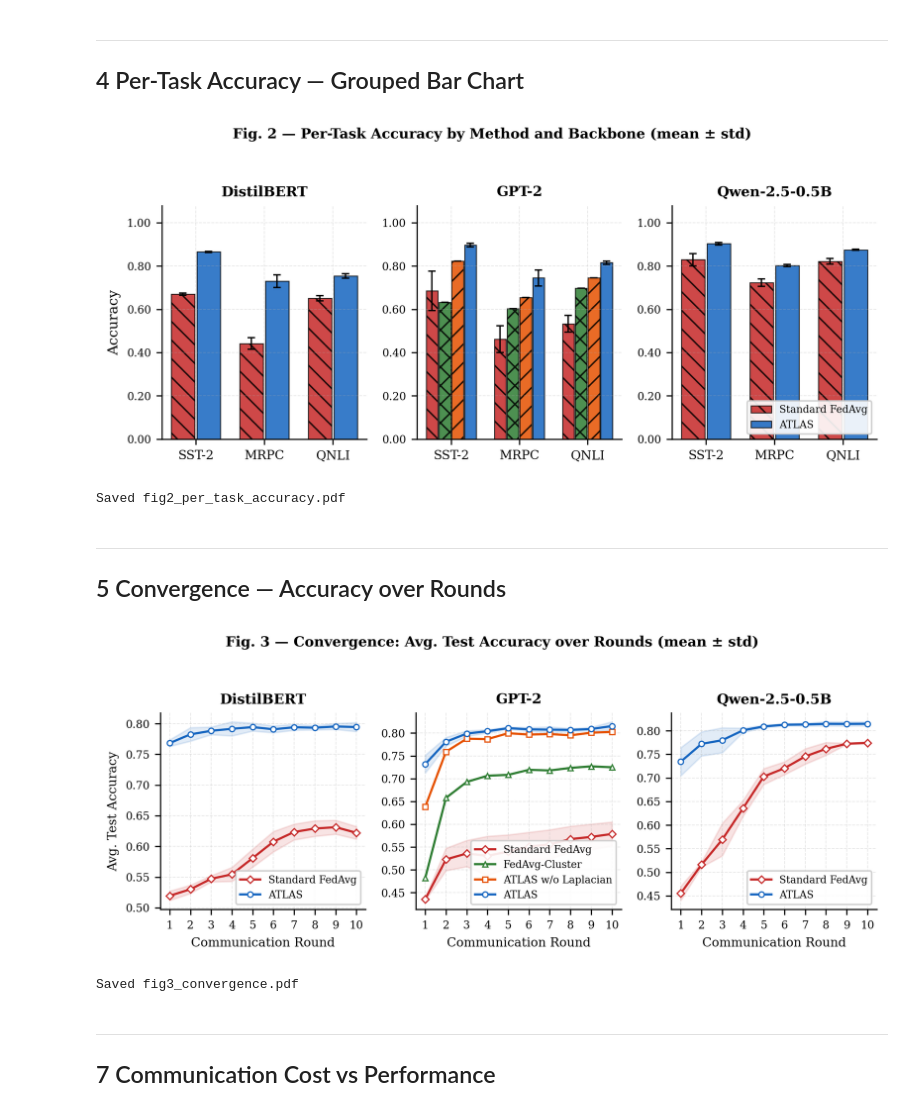
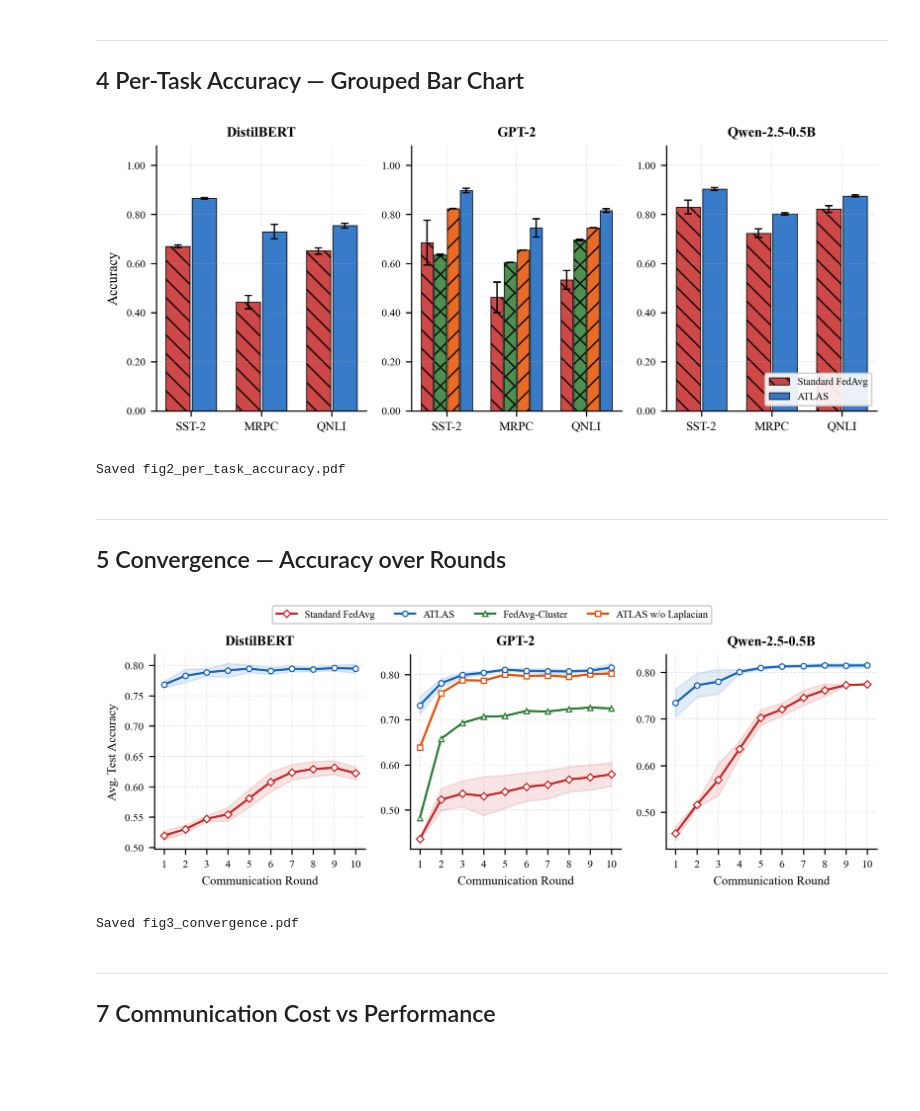
Before and after one commit to mahmoudmayaleh/ATLAS, a Jupyter notebook: atlas_results_analysis.ipynb, the cells around one changed output. Saved outputs shown, nothing was run; the diff lists cells and outputs as text; code cells hidden in the pictures; blank space fills up the shorter version.

```diff
--- a/atlas_results_analysis.ipynb
+++ b/atlas_results_analysis.ipynb
@@ -46,7 +46,8 @@ IEEE_RC = {
 }
 plt.rcParams.update(IEEE_RC)
 
-RESULTS_DIR = '/etudiants/siscol/m/mayale_m/ATLAS/results'
+# Resolve results dir relative to this notebook's working directory
+RESULTS_DIR = os.path.abspath(os.path.join(os.getcwd(), 'results'))
 
 # IEEE figure widths (inches)
 IEEE_2COL = 7.16    # double-column figure
@@ -100,5 +101,7 @@ CLUSTER_COLORS = {0: '#E53935', 1: '#43A047', 2: '#1E88E5'}
 CLUSTER_NAMES  = {0: 'Cluster 0\n(SST-2)', 1: 'Cluster 1\n(MRPC)', 2: 'Cluster 2\n(QNLI)'}
 DEVICE_MARKERS = {'cpu_2gb': 'o', 'tablet_4gb': 's', 'laptop_8gb': '^', 'gpu_16gb': 'D'}
 
-print('Libraries loaded ✓  |  IEEE style active ✓')
+print(f'Libraries loaded ✓  |  IEEE style active ✓')
+print(f'RESULTS_DIR = {RESULTS_DIR}')
+print(f'Results dir exists: {os.path.isdir(RESULTS_DIR)}')
 # %% [output]
@@ -154,6 +158,9 @@ def load_results(results_dir):
         final_ppl = d.get('final_ppl', {})
         if not isinstance(final_ppl, dict):
             final_ppl = {}
+        weak_device_dropped = d.get('weak_device_dropped', {})
+        if not isinstance(weak_device_dropped, dict):
+            weak_device_dropped = {}
 
         # Per-task scores — read directly from final_task_scores (uses the
         # correct metric per task: accuracy for SST-2/QNLI, F1 for MRPC)
@@ -171,7 +178,7 @@ def load_results(results_dir):
             task_ppl[task] = np.mean([final_ppl.get(str(c), np.nan) for c in clients])
 
         # Weak-device clients dropped (count of unique client IDs, not threshold calc)
-        n_fail = len(d.get('weak_device_dropped', {}))
+        n_fail = len(weak_device_dropped)
 
         all_accs = [final_acc.get(str(c), np.nan) for c in range(9)]
 
@@ -191,6 +198,7 @@ def load_results(results_dir):
             'f1_mrpc':  task_score['MRPC'],
             'f1_qnli':  task_score['QNLI'],
             'n_failing_clients': n_fail,
+            'weak_device_dropped': weak_device_dropped,
             'per_client_acc': all_accs,
             'round_metrics': d.get('round_metrics', []),
             'final_accuracies': final_acc,
@@ -463,36 +470,34 @@ for ax, model in zip(axes, models_present):
     n_t = len(tasks)
     x   = np.arange(n_t)
     w   = 0.75 / n_m
     offsets = np.linspace(-(n_m - 1) / 2, (n_m - 1) / 2, n_m) * w
 
     for method, offset in zip(methods, offsets):
         sub_m = sub[sub['method'] == method]
         means = [sub_m[task_cols[t]].mean() for t in tasks]
         stds  = [sub_m[task_cols[t]].std(ddof=0) for t in tasks]
         ax.bar(x + offset, means, w * 0.92, yerr=stds, capsize=2.5,
                label=METHOD_LABELS[method],
                color=METHOD_COLORS[method], hatch=METHOD_HATCHES[method],
                alpha=0.85, edgecolor='black', linewidth=0.6,
                error_kw={'ecolor': 'black', 'elinewidth': 0.9, 'capthick': 0.9})
 
     ax.set_xticks(x)
     ax.set_xticklabels(tasks, fontsize=8)
     ax.set_ylabel('Accuracy' if ax == axes[0] else '')
     ax.set_title(MODEL_LABELS[model], fontweight='bold', fontsize=9)
     ax.set_ylim(0, 1.08)
     ax.yaxis.set_major_formatter(plt.FuncFormatter(lambda y, _: f'{y:.2f}'))
     ax.tick_params(axis='y', labelsize=7)
     if model == models_present[-1]:
         ax.legend(fontsize=6.5, loc='lower right', ncol=1)
 
-fig.suptitle('Fig. 2 — Per-Task Accuracy by Method and Backbone (mean ± std)',
-             fontsize=9, fontweight='bold')
 plt.tight_layout(rect=[0, 0, 1, 0.94])
 plt.savefig(f'{RESULTS_DIR}/fig2_per_task_accuracy.pdf', bbox_inches='tight')
 plt.show()
 print('Saved fig2_per_task_accuracy.pdf')
 # %% [output]
-[figure, old version]
+[figure, new version]
 Saved fig2_per_task_accuracy.pdf
 # %% [markdown]
 ---
@@ -520,6 +525,8 @@ fig, axes = plt.subplots(1, n_models, figsize=(IEEE_2COL, 3.0), sharey=False)
 if n_models == 1:
     axes = [axes]
 
+legend_handles = {}
+
 for ax, model in zip(axes, models_present):
     sub     = df[df['model'] == model]
     methods = [m for m in MODEL_METHODS.get(model, ['standard_fl', 'atlas'])
@@ -532,9 +539,10 @@ for ax, model in zip(axes, models_present):
             continue
         c   = METHOD_COLORS[method]
         mkr = METHOD_MARKERS[method]
-        ax.plot(rounds, means, f'-{mkr}', color=c, label=METHOD_LABELS[method],
-                linewidth=1.4, markersize=3.5, markerfacecolor='white',
-                markeredgewidth=0.8)
+        line, = ax.plot(rounds, means, f'-{mkr}', color=c, label=METHOD_LABELS[method],
+                        linewidth=1.4, markersize=3.5, markerfacecolor='white',
+                        markeredgewidth=0.8)
+        legend_handles.setdefault(METHOD_LABELS[method], line)
         if any(s > 1e-6 for s in stds):
             ax.fill_between(rounds,
                             [m - s for m, s in zip(means, stds)],
@@ -547,16 +555,17 @@ for ax, model in zip(axes, models_present):
     ax.set_xticks(range(1, 11))
     ax.tick_params(labelsize=7)
     ax.yaxis.set_major_formatter(plt.FuncFormatter(lambda y, _: f'{y:.2f}'))
-    ax.legend(fontsize=6.5, loc='lower right')
 
-fig.suptitle('Fig. 3 — Convergence: Avg. Test Accuracy over Rounds (mean ± std)',
-             fontsize=9, fontweight='bold')
-plt.tight_layout(rect=[0, 0, 1, 0.94])
+fig.legend(list(legend_handles.values()), list(legend_handles.keys()),
+           fontsize=6.5, loc='upper center', bbox_to_anchor=(0.5, 0.90),
+           ncol=min(len(legend_handles), 4), frameon=True)
+
+plt.tight_layout(rect=[0, 0, 1, 0.84])
 plt.savefig(f'{RESULTS_DIR}/fig3_convergence.pdf', bbox_inches='tight')
 plt.show()
 print('Saved fig3_convergence.pdf')
 # %% [output]
-[figure, old version]
+[figure, new version]
 Saved fig3_convergence.pdf
 # %% [markdown]
 ---
```
Also changed, not shown: parts of 11 cells of this notebook, 15 other files.
